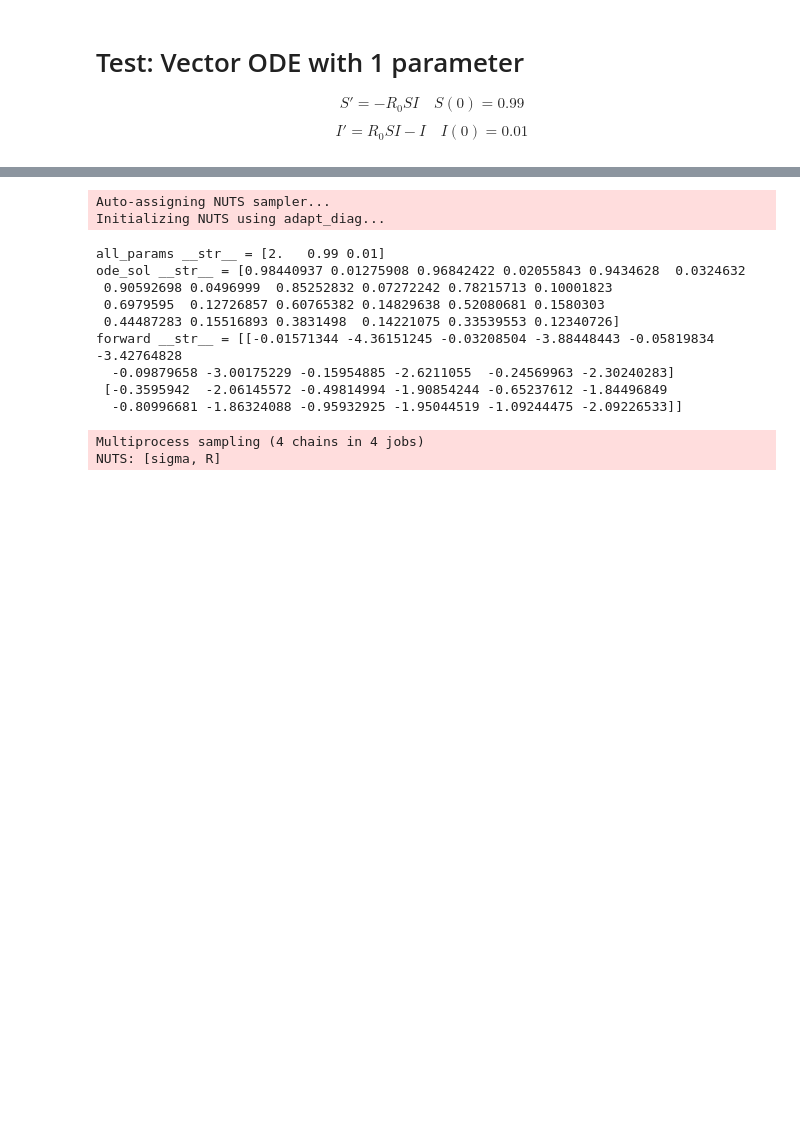
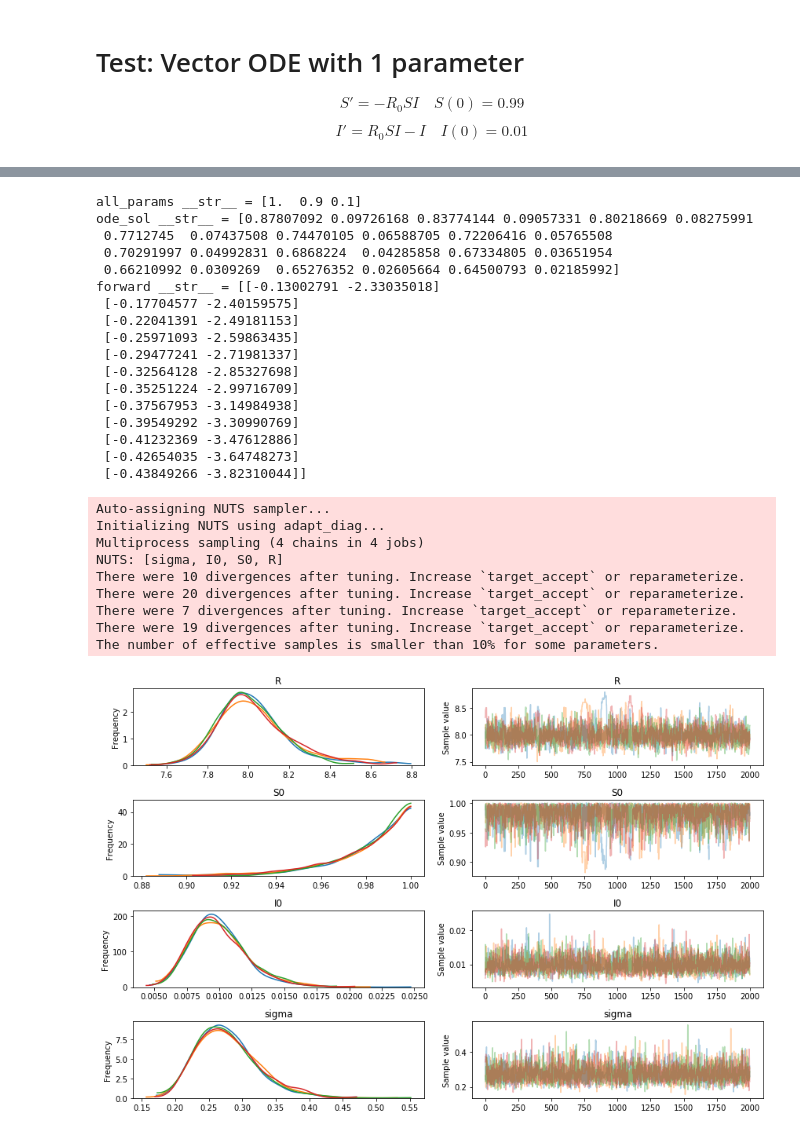
Before and after one commit to michaelosthege/ODEGSoC, a Jupyter notebook: Scripts/test_vector_ode_1_param.ipynb, the cells around one changed output, grey strips where cells are left out. Cells and saved outputs as stored; diff of their text form; code cells hidden in the pictures; blank space fills up the shorter version.

```diff
--- a/Scripts/test_vector_ode_1_param.ipynb
+++ b/Scripts/test_vector_ode_1_param.ipynb
@@ -55,49 +52,63 @@ my_ODEop = ODEop(model_1)
 # %%
 # The probabilistic model
 with pm.Model() as first_model:
 
     # Priors for unknown model parameters
-    BoundNormal = pm.Bound(pm.Normal,lower = 1)
+    R = pm.HalfCauchy('R', 1)
 
-    R = BoundNormal('R', mu = 1, sd = 5)
-
+    S0 = pm.Beta('S0',9,1)
+    I0 = pm.Beta('I0',1,9)
     sigma = pm.HalfCauchy('sigma',1)
 
     # Forward model
-    all_params = pm.math.stack([R,0.99,0.01],axis=0)
+    all_params = pm.math.stack([R,S0,I0],axis=0)
     pprint = tt.printing.Print('all_params')(all_params)
 
     ode_sol = my_ODEop(all_params)
     oprint = tt.printing.Print('ode_sol')(ode_sol)
 
     forward = ode_sol.reshape(Y.shape)
     fprint = tt.printing.Print('forward')(pm.math.log(forward))
 
 
 
     # Likelihood
     Y_obs = pm.Lognormal('Y_obs', mu=pm.math.log(forward), sd=sigma, observed=Y)
 #     Y_obs = pm.Normal('Y_obs', mu=forward, sd=sigma, observed=Y)
 #     Y_obs = pm.Lognormal('Y_obs', mu=forward, sd=sigma, observed=Y)
 
     trace = pm.sample(2000, tune=1000, chains = 4, init='adapt_diag', target_accept = 0.99)
 
 pm.traceplot(trace)
 
 plt.show()
 # %% [output]
-Auto-assigning NUTS sampler...
-Initializing NUTS using adapt_diag...
+all_params __str__ = [1.  0.9 0.1]
+ode_sol __str__ = [0.87807092 0.09726168 0.83774144 0.09057331 0.80218669 0.08275991
+ 0.7712745  0.07437508 0.74470105 0.06588705 0.72206416 0.05765508
+ 0.70291997 0.04992831 0.6868224  0.04285858 0.67334805 0.03651954
+ 0.66210992 0.0309269  0.65276352 0.02605664 0.64500793 0.02185992]
+forward __str__ = [[-0.13002791 -2.33035018]
+ [-0.17704577 -2.40159575]
+ [-0.22041391 -2.49181153]
+ [-0.25971093 -2.59863435]
+ [-0.29477241 -2.71981337]
+ [-0.32564128 -2.85327698]
+ [-0.35251224 -2.99716709]
+ [-0.37567953 -3.14984938]
+ [-0.39549292 -3.30990769]
+ [-0.41232369 -3.47612886]
+ [-0.42654035 -3.64748273]
+ [-0.43849266 -3.82310044]]
-all_params __str__ = [2.   0.99 0.01]
-ode_sol __str__ = [0.98440937 0.01275908 0.96842422 0.02055843 0.9434628  0.0324632
- 0.90592698 0.0496999  0.85252832 0.07272242 0.78215713 0.10001823
- 0.6979595  0.12726857 0.60765382 0.14829638 0.52080681 0.1580303
- 0.44487283 0.15516893 0.3831498  0.14221075 0.33539553 0.12340726]
-forward __str__ = [[-0.01571344 -4.36151245 -0.03208504 -3.88448443 -0.05819834 -3.42764828
-  -0.09879658 -3.00175229 -0.15954885 -2.6211055  -0.24569963 -2.30240283]
- [-0.3595942  -2.06145572 -0.49814994 -1.90854244 -0.65237612 -1.84496849
-  -0.80996681 -1.86324088 -0.95932925 -1.95044519 -1.09244475 -2.09226533]]
+Auto-assigning NUTS sampler...
+Initializing NUTS using adapt_diag...
+Multiprocess sampling (4 chains in 4 jobs)
+NUTS: [sigma, I0, S0, R]
+There were 10 divergences after tuning. Increase `target_accept` or reparameterize.
+There were 20 divergences after tuning. Increase `target_accept` or reparameterize.
+There were 7 divergences after tuning. Increase `target_accept` or reparameterize.
+There were 19 divergences after tuning. Increase `target_accept` or reparameterize.
+The number of effective samples is smaller than 10% for some parameters.
-Multiprocess sampling (4 chains in 4 jobs)
-NUTS: [sigma, R]
+[figure, added]
 # %%
 pm.posteriorplot.plot_posterior(trace);
```
Also changed, not shown: parts of 5 cells of this notebook, 5 other files.
